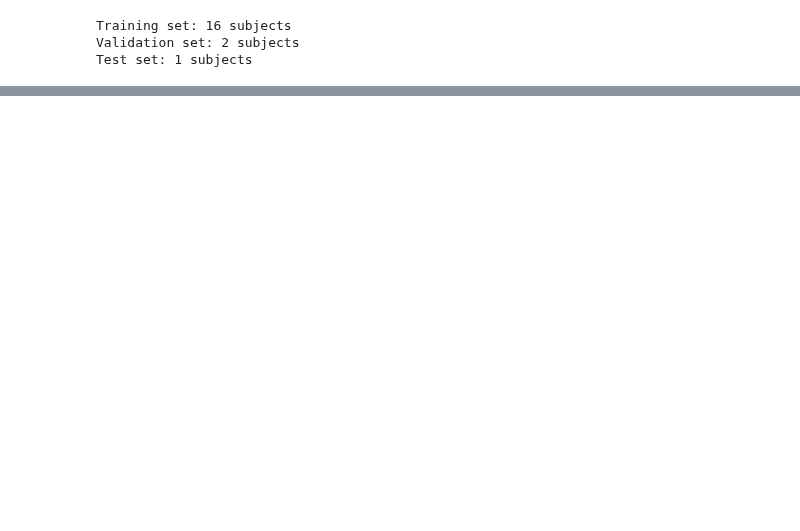
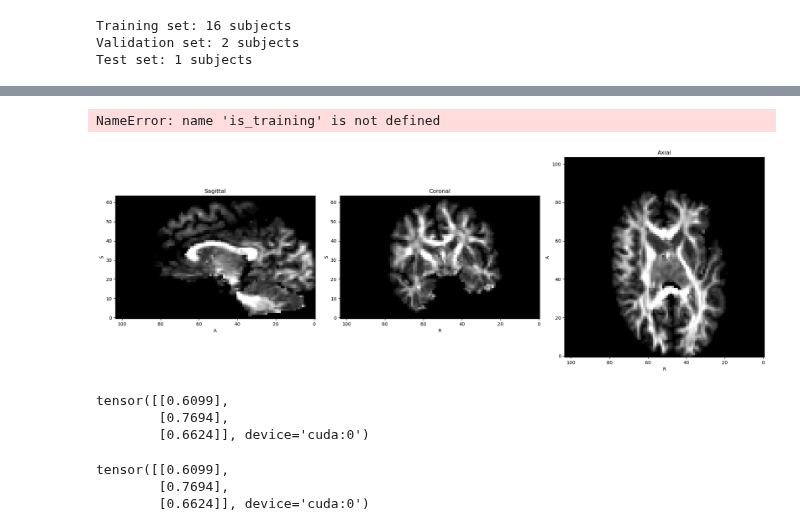
Before and after one commit to PiLAB-Medical-Imaging/TFE23-740_Epilepsy, a Jupyter notebook: src/pythorchAnalysis.ipynb, the cells around one changed output, grey strips where cells are left out. Cells and saved outputs as stored; diff of their text form; code cells hidden in the pictures; blank space fills up the shorter version.

Commit message:
new trainign loop

```diff
--- a/src/pythorchAnalysis.ipynb
+++ b/src/pythorchAnalysis.ipynb
@@ -401,0 +257,58 @@ def optimize_model():
+# %%
+training_batch_size = 3
+validation_batch_size = 1
+testing_batch_size = 1
+
+training_loader = DataLoader(
+    training_set,
+    batch_size=training_batch_size,
+    shuffle=True,
+)
+
+validation_loader = DataLoader(
+    validation_set,
+    batch_size=validation_batch_size,
+)
+
+testing_loader = DataLoader(
+    testing_set,
+    batch_size=testing_batch_size,
+)
+# %%
+net = monai.networks.nets.ResNet(
+    block="bottleneck",
+    layers=[2, 2, 2, 2],
+    block_inplanes=[64, 128, 256, 512],
+    n_input_channels=17,
+    num_classes=1,
+).to(device)
+optimizer = torch.optim.AdamW(net.parameters())
+
+model = ModelTrainer(training_loader, validation_loader, net, device, torch.nn.Sigmoid(), torch.nn.BCELoss(reduction="none"), optimizer, "../study/models/whole_images")
+train_losses, val_losses = model.train(100)
+checkpoint = {
+    "train_losses": train_losses,
+    "val_losses": val_losses,
+    "weights": model.state_dict(),
+}
+torch.save(checkpoint, "whole_image_state_dict.pth")
+
+def plot_times(axis, losses, label):
+    from datetime import datetime
+    times, losses = losses.transpose(1, 0, 2)
+    times = [datetime.fromtimestamp(x) for x in times.flatten()]
+    axis.plot(times, losses.flatten(), label=label)
+
+fig, ax = plt.subplots()
+plot_times(ax, train_losses, 'Training')
+plot_times(ax, val_losses, 'Validation')
+ax.grid()
+ax.set_xlabel('Time')
+ax.set_ylabel('Dice loss')
+ax.set_title('Training with whole images')
+ax.legend()
+fig.autofmt_xdate()
+# %% [output]
+NameError: name 'is_training' is not defined
+# %%
+a = next(iter(training_loader))
@@ -401,0 +325,21 @@ def optimize_model():
+# %%
+tio.ScalarImage(tensor=a["FA"][tio.DATA][0]).plot(figsize=(20,10))
+# %% [output]
+[figure, added]
+# %%
+logit = net(inputs)
+proba = torch.nn.Sigmoid()(logit)
+losses = torch.nn.BCELoss(reduction="none")(proba, target)
+losses
+# %% [output]
+tensor([[0.6099],
+        [0.7694],
+        [0.6624]], device='cuda:0')
+# %%
+logit = net(inputs)
+losses = torch.nn.BCEWithLogitsLoss(reduction="none")(logit, target)
+losses
+# %% [output]
+tensor([[0.6099],
+        [0.7694],
+        [0.6624]], device='cuda:0')
```
Also changed, not shown: parts of 14 cells of this notebook.
